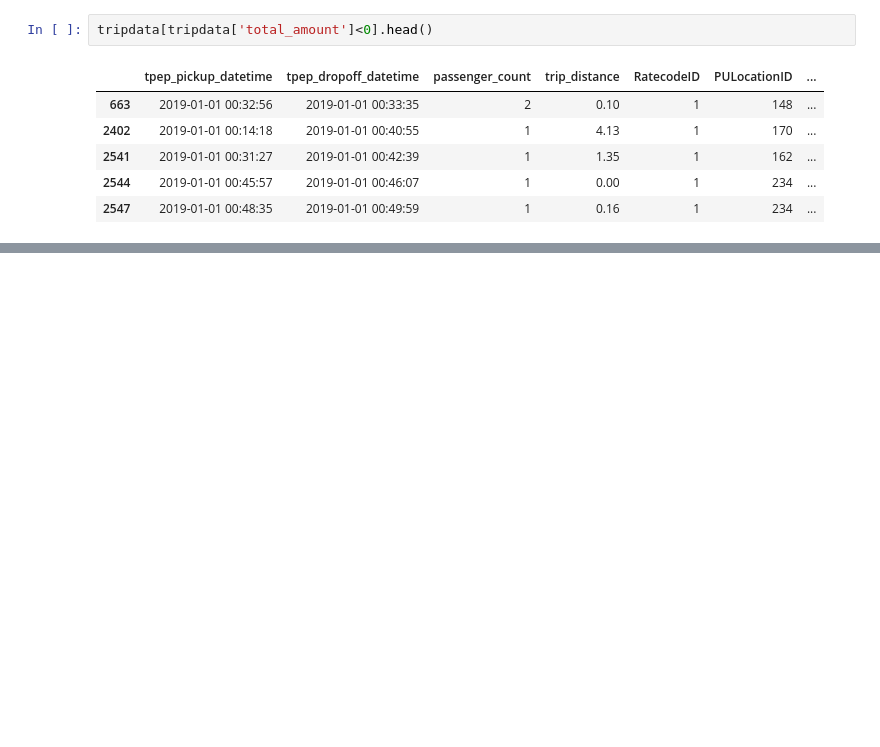
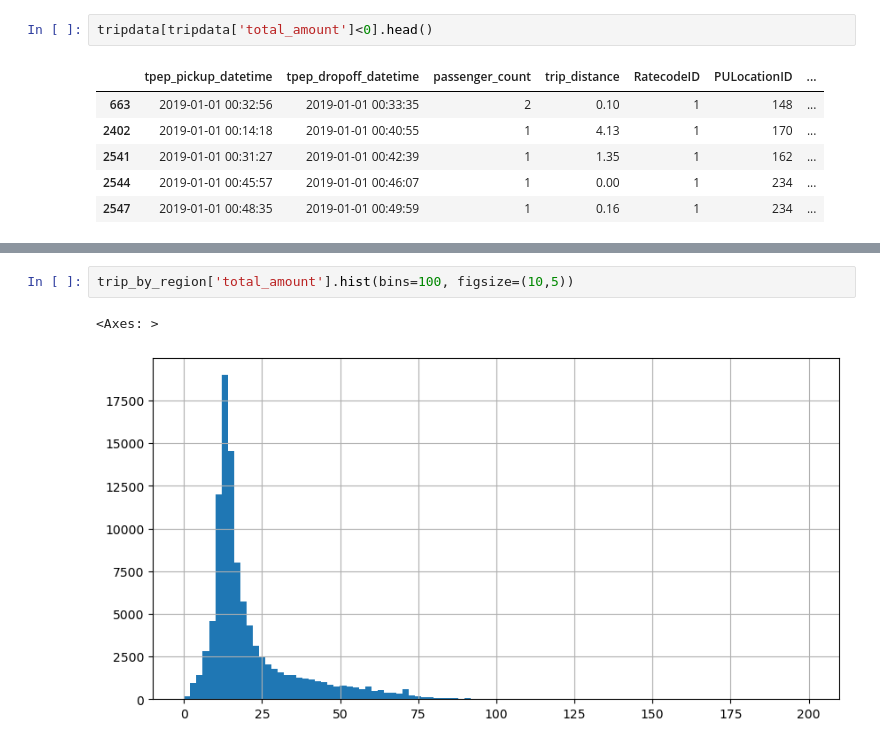
Before and after one commit to jamesaje/New-York-Taxi-Analysis, a Jupyter notebook: project_notebook.ipynb, the cells around one changed output, grey strips where cells are left out. Cells and saved outputs as stored; diff of their text form; blank space fills up the shorter version.

```diff
--- a/project_notebook.ipynb
+++ b/project_notebook.ipynb
@@ -192,0 +355,5 @@ dtype: int64
+# %%
+trip_by_region['total_amount'].hist(bins=100, figsize=(10,5))
+# %% [output]
+<Axes: >
+[figure, added]
```
Also changed, not shown: parts of 50 cells of this notebook.
